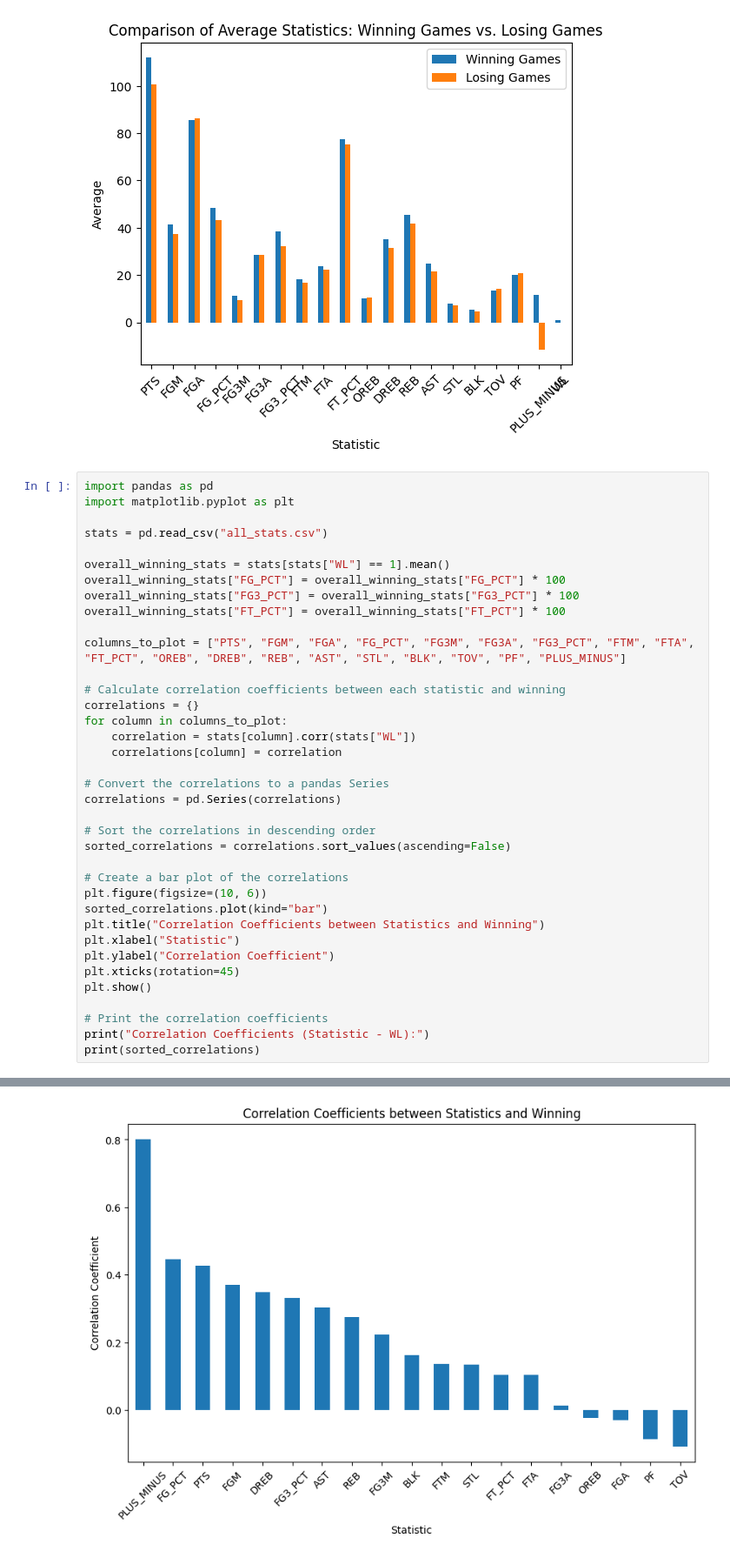
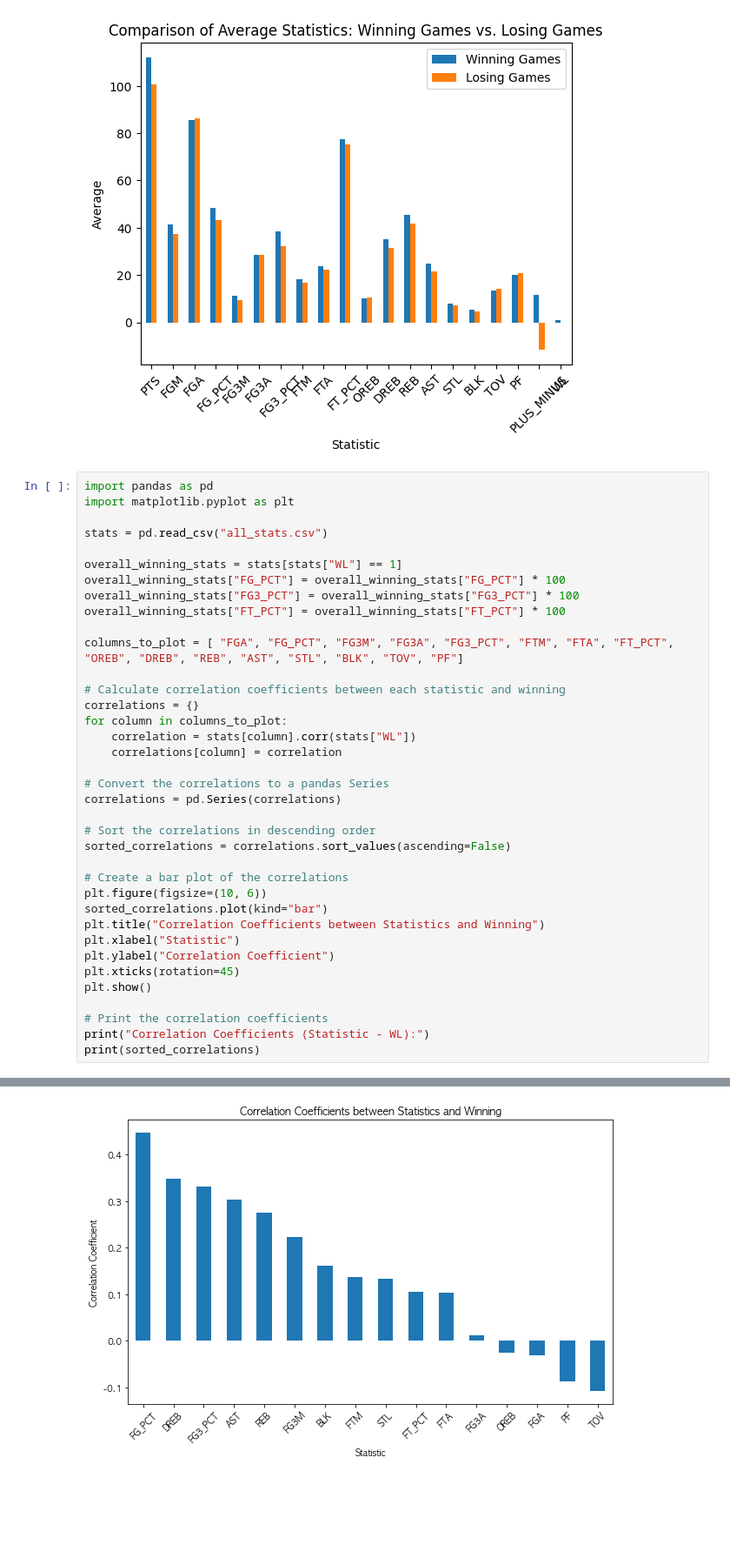
Before and after one commit to CHOIY3SUNG/Nba_BigData_Analyze, a Jupyter notebook: visualization/data_visualization.ipynb, the cells around one changed output, grey strips where cells are left out. Shown at 87% size. Drawn from its saved outputs; the diff is of its cells as text; blank space fills up the shorter version.

```diff
--- a/visualization/data_visualization.ipynb
+++ b/visualization/data_visualization.ipynb
@@ -125,12 +126,12 @@ import matplotlib.pyplot as plt
 
 stats = pd.read_csv("all_stats.csv")
 
-overall_winning_stats = stats[stats["WL"] == 1].mean()
+overall_winning_stats = stats[stats["WL"] == 1]
 overall_winning_stats["FG_PCT"] = overall_winning_stats["FG_PCT"] * 100
 overall_winning_stats["FG3_PCT"] = overall_winning_stats["FG3_PCT"] * 100
 overall_winning_stats["FT_PCT"] = overall_winning_stats["FT_PCT"] * 100
 
-columns_to_plot = ["PTS", "FGM", "FGA", "FG_PCT", "FG3M", "FG3A", "FG3_PCT", "FTM", "FTA", "FT_PCT", "OREB", "DREB", "REB", "AST", "STL", "BLK", "TOV", "PF", "PLUS_MINUS"]
+columns_to_plot = [ "FGA", "FG_PCT", "FG3M", "FG3A", "FG3_PCT", "FTM", "FTA", "FT_PCT", "OREB", "DREB", "REB", "AST", "STL", "BLK", "TOV", "PF"]
 
 # Calculate correlation coefficients between each statistic and winning
 correlations = {}
@@ -160 +176 @@ print(sorted_correlations)
-[figure, old version]
+[figure, new version]
```
Also changed, not shown: parts of 8 cells of this notebook, 3 other files.
